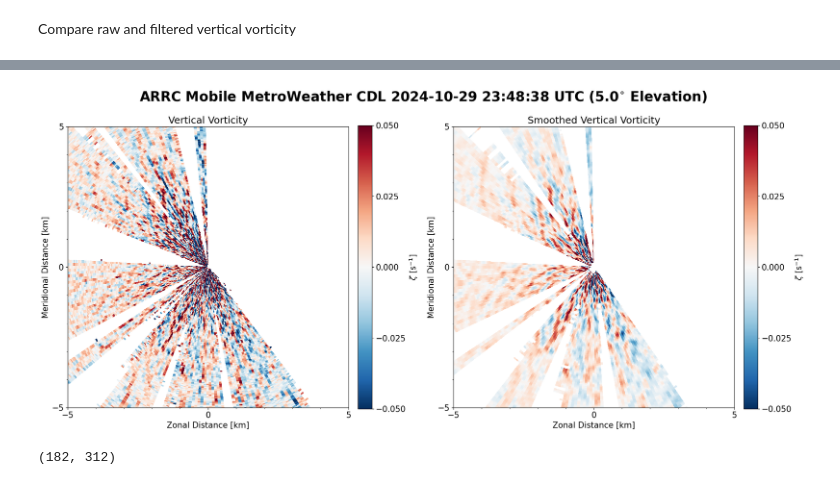
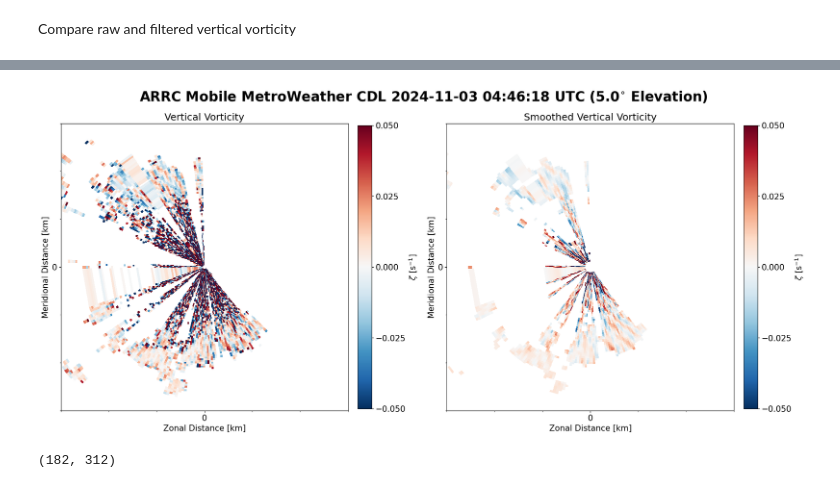
Before and after one commit to robbyfrost/TurbTor_Lidar, a Jupyter notebook: plot_filter.ipynb, the cells around one changed output, grey strips where cells are left out. Saved outputs shown, nothing was run; the diff lists cells and outputs as text; code cells hidden in the pictures.

```diff
--- a/plot_filter.ipynb
+++ b/plot_filter.ipynb
@@ -25,7 +35,7 @@ import io
 Read in lidar file
 # %%
 # lidar file to read in
-des_file = "20241029234838_CAPPI_177.nc.zst"
+des_file = "20241103044618_CAPPI_1242.nc.zst"
 # date/time info of lidar scans
 des_year = des_file[:4]
 des_mon = des_file[4:6]
@@ -225,5 +238,5 @@ fig.tight_layout()
 # %%
-rmax = 5 # km
+rmax = 3 # km
 
 fig, ax = plt.subplots(figsize=(20,10), ncols=2)
 
@@ -236,34 +249,34 @@ ax[0].set_title("Vertical Vorticity")
 cbar1 = fig.colorbar(pcm1, ax=ax[0], aspect=20, pad=0.03, fraction=0.06, shrink=0.81)
 cbar1.set_label("$\\zeta$ [s$^{-1}$]")
 cbar1.set_ticks(np.arange(vmin, vmax+0.001, 0.025))
 
 vmin, vmax = -0.05, 0.05
 XX, YY = dis_angle_to_2Dxy(r,north0_to_arctheta(az))
 pcm2 = ax[1].pcolormesh(XX.T/1e3, YY.T/1e3, vort_z_smooth[:,:-1],
                         vmin=vmin, vmax=vmax,
                         cmap="RdBu_r")
 ax[1].set_title("Smoothed Vertical Vorticity")
 cbar2 = fig.colorbar(pcm2, ax=ax[1], aspect=20, pad=0.03, fraction=0.06, shrink=0.81)
 cbar2.set_label("${\\zeta}$ [s$^{-1}$]")
 cbar2.set_ticks(np.arange(vmin, vmax+0.0001, 0.025))
 
 for iax in ax:
     iax.set_aspect('equal')
     iax.set_xlim(-rmax,rmax)
     iax.xaxis.set_major_locator(MultipleLocator(5))
     iax.xaxis.set_minor_locator(MultipleLocator(1))
     iax.set_xlabel("Zonal Distance [km]")
     iax.set_ylim(-rmax,rmax)
     iax.yaxis.set_major_locator(MultipleLocator(5))
     iax.yaxis.set_minor_locator(MultipleLocator(1))
     iax.set_ylabel("Meridional Distance [km]")
 
 plt.suptitle(f"{lidar_loc} MetroWeather CDL {start_date} {start_time} UTC ({round(el[0],1)}$^{{\\circ}}$ Elevation)",
              fontweight="bold", fontsize=25, y=0.925)
 
 fig.tight_layout()
 # %% [output]
-[figure, old version]
+[figure, new version]
 # %%
 vort_z.shape
 # %% [output]
```
Also changed, not shown: parts of 4 cells of this notebook, 2 other files.
